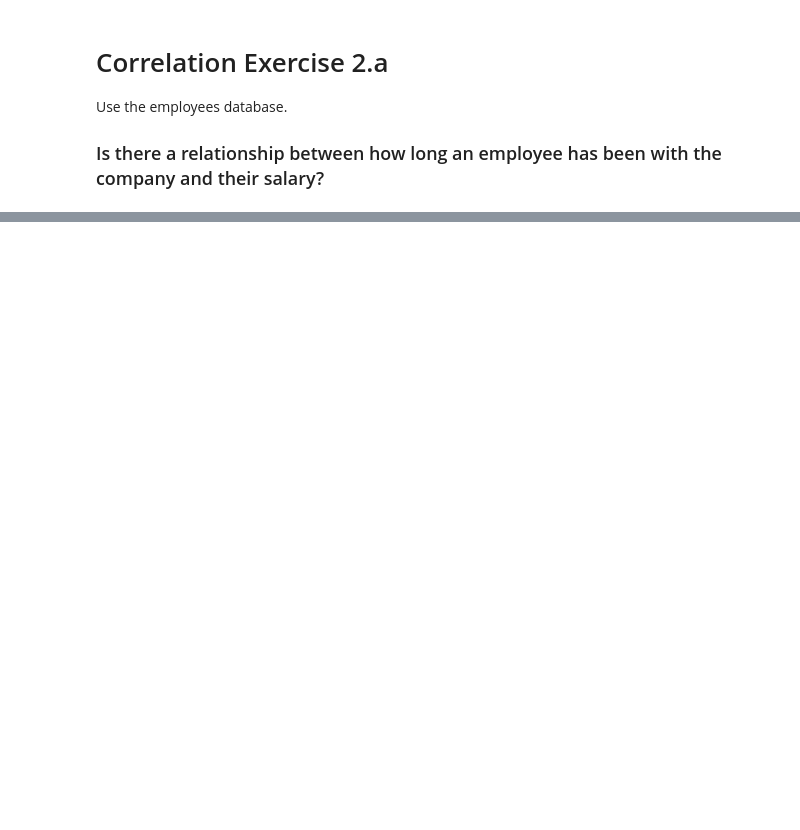
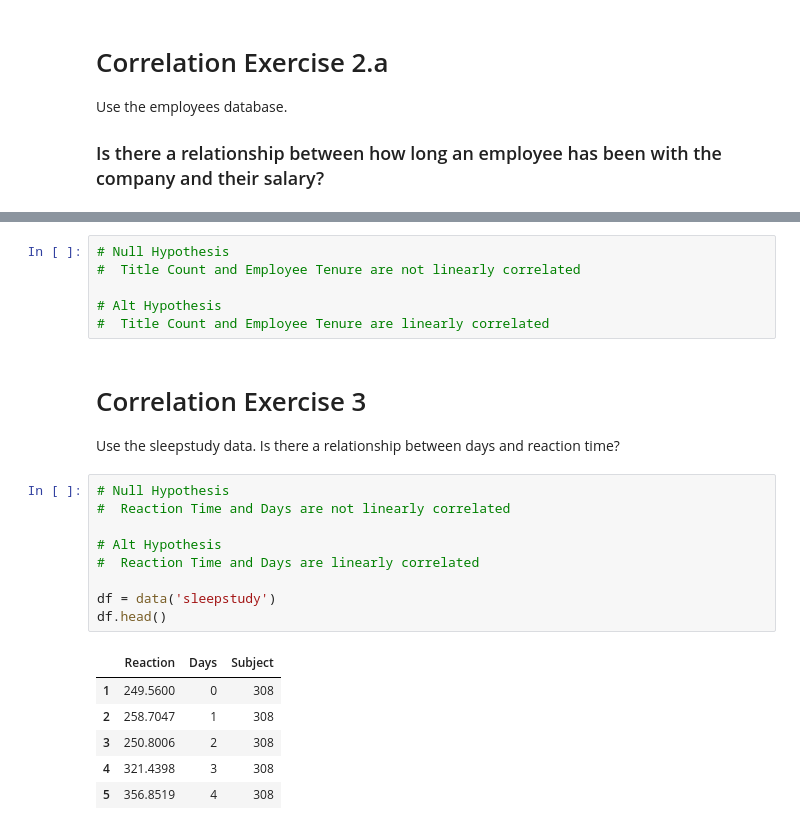
Before and after one commit to BraedenWright/statistics-exercises, a Jupyter notebook: hypothesis_testing.ipynb, the cells around one changed output, grey strips where cells are left out. Drawn from its saved outputs; the diff is of its cells as text; blank space fills up the shorter version.

```diff
--- a/hypothesis_testing.ipynb
+++ b/hypothesis_testing.ipynb
@@ -351,0 +460,26 @@ Use the employees database.
+# %%
+# Null Hypothesis
+#  Title Count and Employee Tenure are not linearly correlated
+
+# Alt Hypothesis
+#  Title Count and Employee Tenure are linearly correlated
+# %% [markdown]
+# Correlation Exercise 3
+
+Use the sleepstudy data. Is there a relationship between days and reaction time?
+# %%
+# Null Hypothesis
+#  Reaction Time and Days are not linearly correlated
+
+# Alt Hypothesis
+#  Reaction Time and Days are linearly correlated
+
+df = data('sleepstudy')
+df.head()
+# %% [output]
+|  | Reaction | Days | Subject |
+| 1 | 249.5600 | 0 | 308 |
+| 2 | 258.7047 | 1 | 308 |
+| 3 | 250.8006 | 2 | 308 |
+| 4 | 321.4398 | 3 | 308 |
+| 5 | 356.8519 | 4 | 308 |
```
Also changed, not shown: parts of 11 cells of this notebook.
